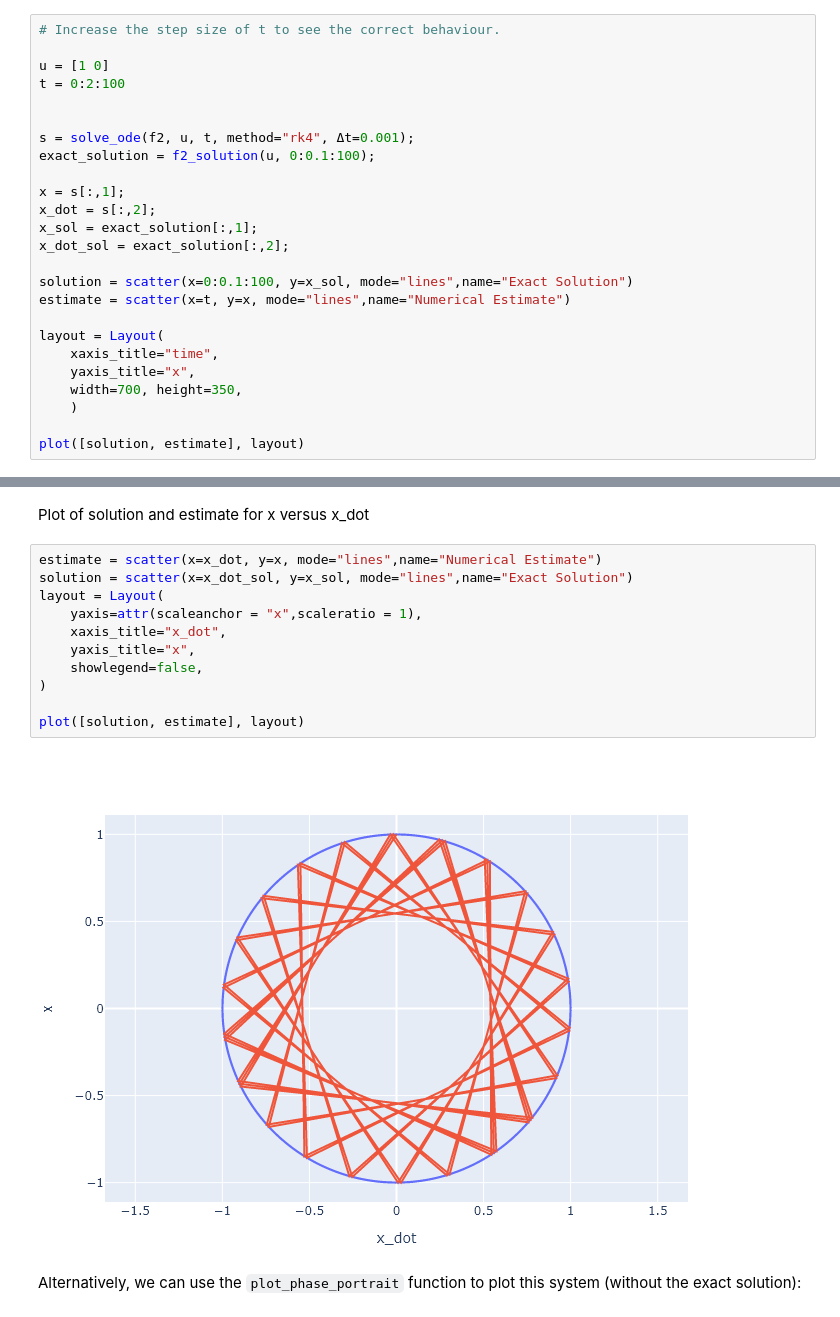
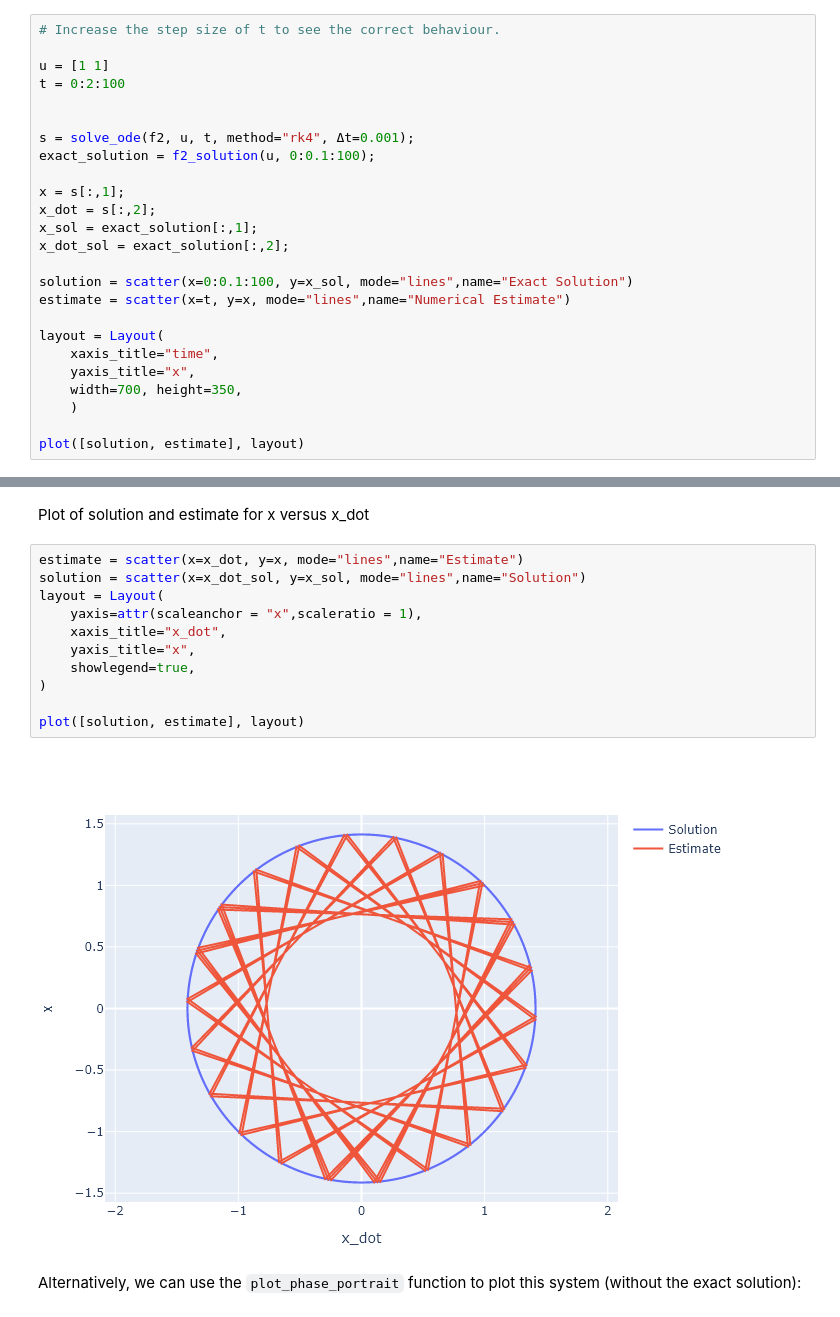
Before and after one commit to crispianm/SciComp, a Jupyter notebook: examples/ODE Solver Examples.ipynb, the cells around one changed output, grey strips where cells are left out. Saved outputs shown, nothing was run; the diff lists cells and outputs as text.

```diff
--- a/examples/ODE Solver Examples.ipynb
+++ b/examples/ODE Solver Examples.ipynb
@@ -269,7 +267,7 @@ Plot of solution and estimate for x versus t
 # %%
 # Increase the step size of t to see the correct behaviour.
 
-u = [1 0]
+u = [1 1]
 t = 0:2:100
 
 
@@ -296,18 +294,18 @@ plot([solution, estimate], layout)
 # %% [markdown]
 Plot of solution and estimate for x versus x_dot
 # %%
-estimate = scatter(x=x_dot, y=x, mode="lines",name="Numerical Estimate")
-solution = scatter(x=x_dot_sol, y=x_sol, mode="lines",name="Exact Solution")
+estimate = scatter(x=x_dot, y=x, mode="lines",name="Estimate")
+solution = scatter(x=x_dot_sol, y=x_sol, mode="lines",name="Solution")
 layout = Layout(
     yaxis=attr(scaleanchor = "x",scaleratio = 1),
     xaxis_title="x_dot",
     yaxis_title="x",
-    showlegend=false,
+    showlegend=true,
 )
 
 plot([solution, estimate], layout)
 # %% [output]
-[figure, old version]
+[figure, new version]
 # %% [markdown]
 Alternatively, we can use the `plot_phase_portrait` function to plot this system (without the exact solution):
 # %%
```
Also changed, not shown: parts of 3 cells of this notebook, 7 other files.
